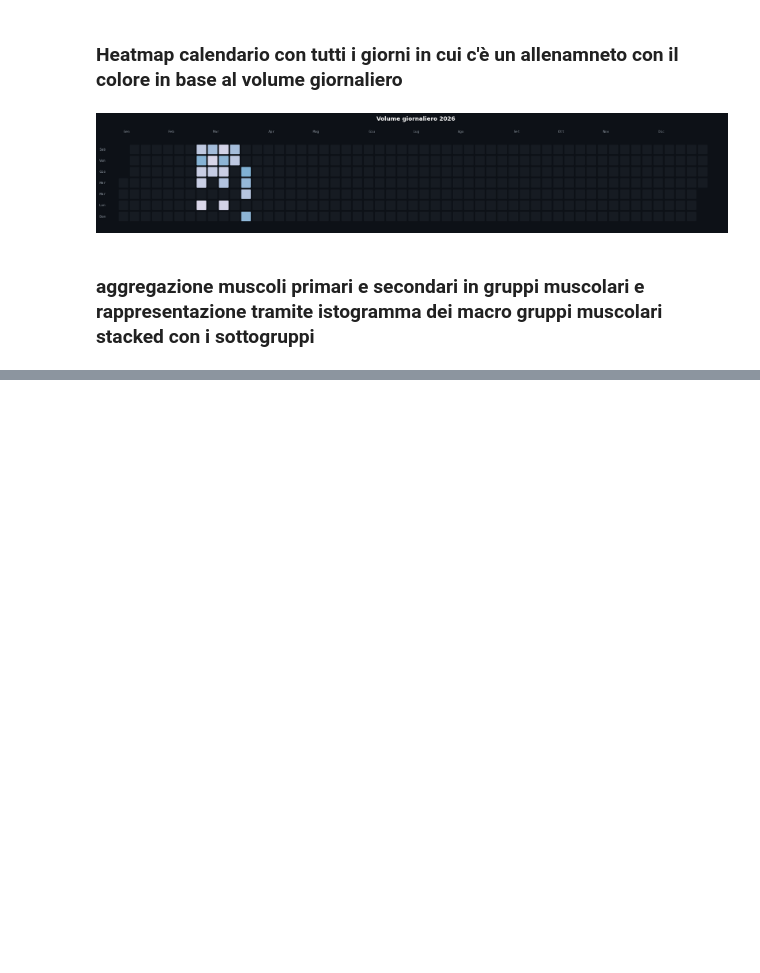
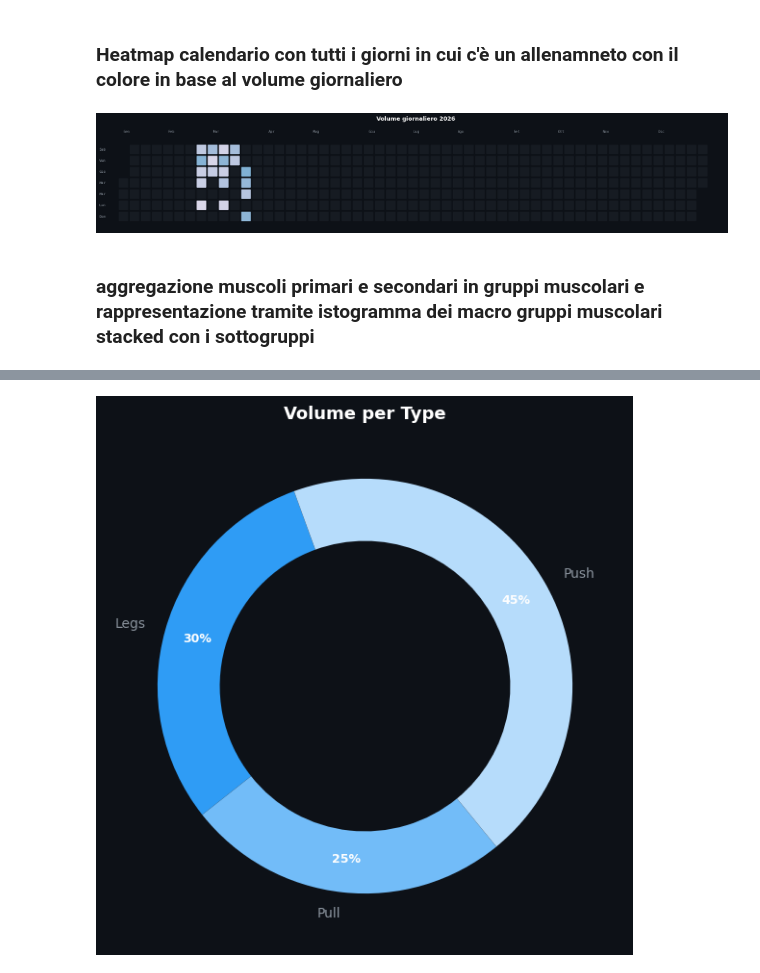
Before and after one commit to santinellistefano2003-png/Fitness-Tracker, a Jupyter notebook: Dashboard Workout.ipynb, the cells around one changed output, grey strips where cells are left out. Drawn from its saved outputs; the diff is of its cells as text; code cells hidden in the pictures; blank space fills up the shorter version.

Commit message:
new graph

```diff
--- a/Dashboard Workout.ipynb
+++ b/Dashboard Workout.ipynb
@@ -333,0 +352,40 @@ plt.show()
+# %%
+# Filtra null e raggruppa per Split
+df_type = df[df['Split'].notna()].copy()
+vol_type = df_type.groupby('Split')['Volume'].sum()
+
+# Genera sfumature dal base_color
+n = len(vol_type)
+colors = [
+    tuple(min(1, c + (0.15 + 0.55 * (i / max(n - 1, 1))) * (1 - c)) for c in mcolors.to_rgb(base_color))
+    for i in range(n)
+]
+
+fig, ax = plt.subplots(figsize=(7, 7))
+fig.patch.set_facecolor('#0d1117')
+ax.set_facecolor('#0d1117')
+
+wedges, texts, autotexts = ax.pie(
+    vol_type,
+    labels=vol_type.index,
+    autopct='%1.0f%%',
+    colors=colors,
+    pctdistance=0.84,
+    wedgeprops=dict(width=0.3),  # donut
+    startangle=110
+)
+
+for t in texts:
+    t.set_color('#8b949e')
+    t.set_fontsize(10)
+for at in autotexts:
+    at.set_color('white')
+    at.set_fontweight('bold')
+    at.set_fontsize(9)
+
+ax.set_title('Volume per Type', color='white', fontsize=13, fontweight='bold')
+
+plt.savefig('assets/volume_per_type.svg', bbox_inches='tight', facecolor='#0d1117')
+plt.show()
+# %% [output]
+[figure, added]
```
Also changed, not shown: parts of 1 cell of this notebook, 3 other files.
